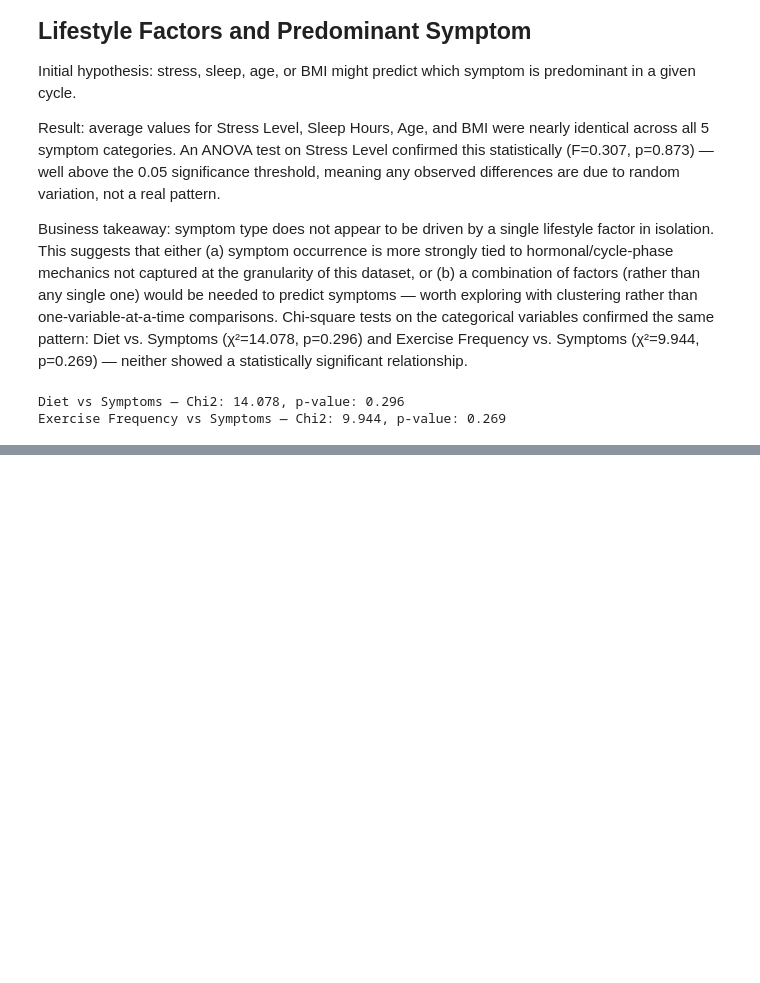
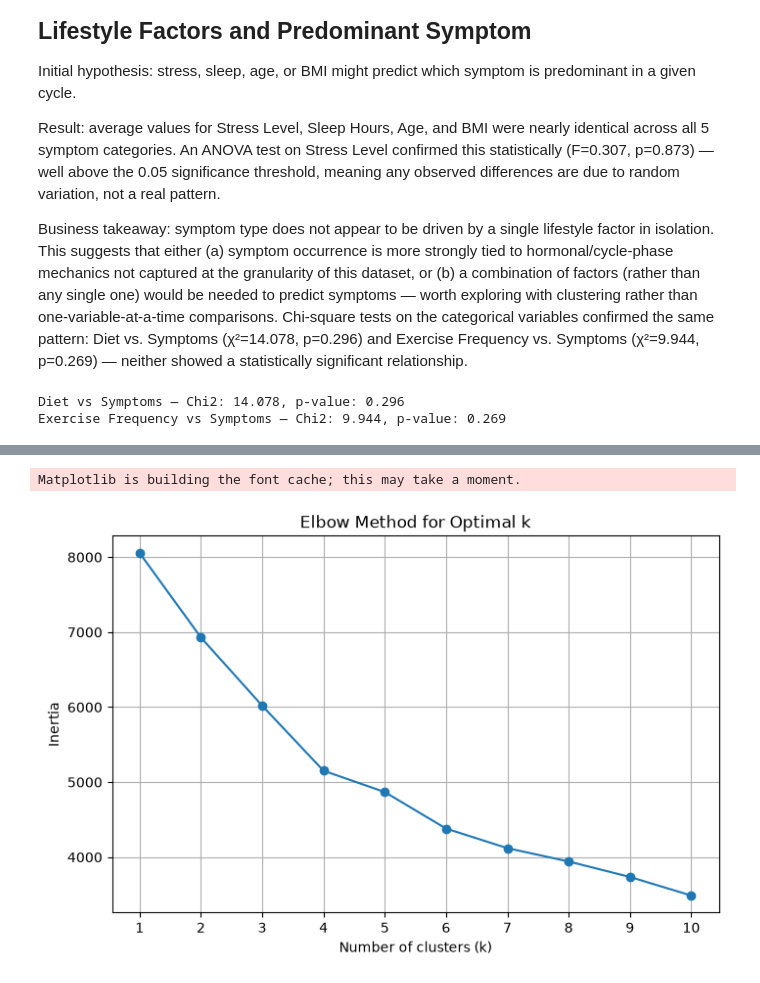
Before and after one commit to martalazaroquiles-lang/femcycle-insights, a Jupyter notebook: notebooks/01_exploration_inicial.ipynb, the cells around one changed output, grey strips where cells are left out. Cells and saved outputs as stored; diff of their text form; code cells hidden in the pictures; blank space fills up the shorter version.

Commit message:
Complete clustering analysis (mixed and numeric-only): no significant relationship found between lifestyle profiles and predominant symptom

```diff
--- a/notebooks/01_exploration_inicial.ipynb
+++ b/notebooks/01_exploration_inicial.ipynb
@@ -365,0 +391,11 @@ Exercise Frequency vs Symptoms — Chi2: 9.944, p-value: 0.269
+# %%
+# Convert True/False to 1/0 (in case they're not already numeric)
+X = X.astype(int)
+
+# Scale all features to the same range
+scaler = StandardScaler()
+X_scaled = scaler.fit_transform(X)
+
+print("Scaled data shape:", X_scaled.shape)
+print("\nFirst few rows (scaled):")
+print(X_scaled[:5])
@@ -365,0 +416,25 @@ Exercise Frequency vs Symptoms — Chi2: 9.944, p-value: 0.269
+# %%
+from sklearn.cluster import KMeans
+import matplotlib.pyplot as plt
+
+# Try different numbers of clusters and record how well each fits
+inertia = []
+k_range = range(1, 11)
+
+for k in k_range:
+    kmeans = KMeans(n_clusters=k, random_state=42, n_init=10)
+    kmeans.fit(X_scaled)
+    inertia.append(kmeans.inertia_)
+
+# Plot the elbow curve
+plt.figure(figsize=(8, 5))
+plt.plot(k_range, inertia, marker='o')
+plt.xlabel('Number of clusters (k)')
+plt.ylabel('Inertia')
+plt.title('Elbow Method for Optimal k')
+plt.xticks(k_range)
+plt.grid(True)
+plt.show()
+# %% [output]
+Matplotlib is building the font cache; this may take a moment.
+[figure, added]
```
Also changed, not shown: parts of 6 cells of this notebook.
